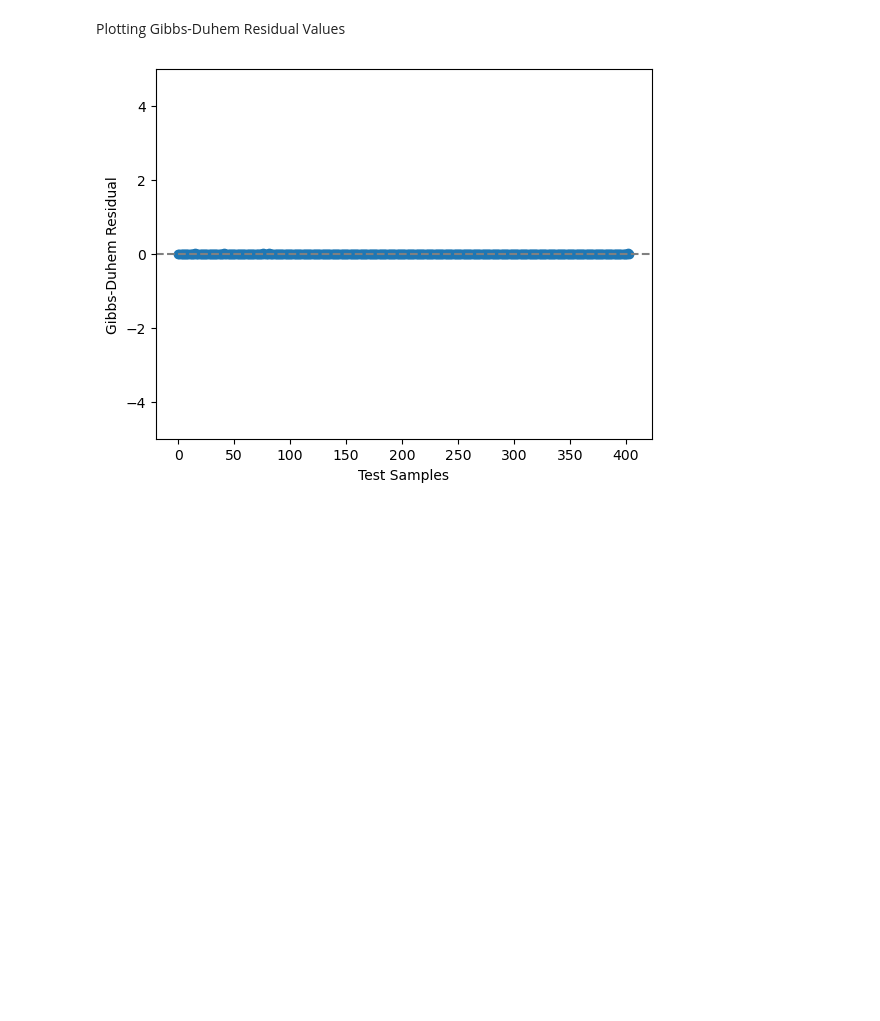
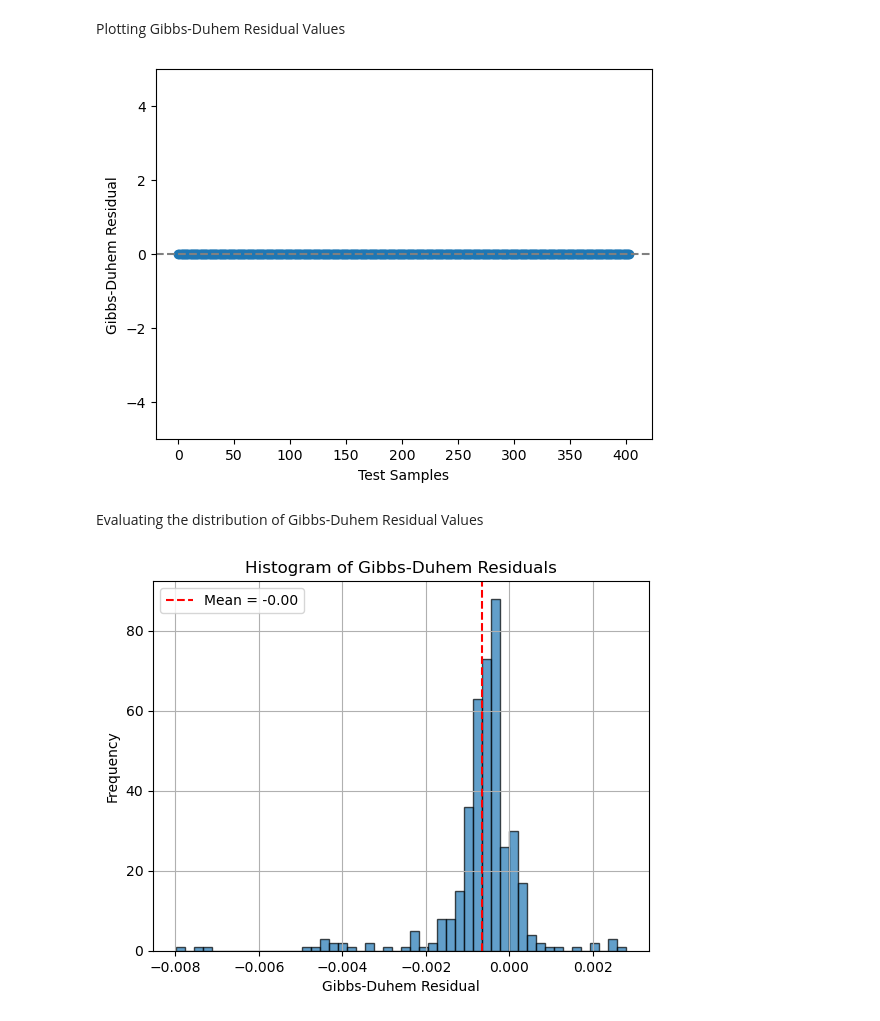
Before and after one commit to ThermoPhase-FCSRG/biofuels-sciml, a Jupyter notebook: notebooks/activity_coefficient_pinn_torch.ipynb, the cells around one changed output. Cells and saved outputs as stored; diff of their text form; code cells hidden in the pictures; blank space fills up the shorter version.

```diff
--- a/notebooks/activity_coefficient_pinn_torch.ipynb
+++ b/notebooks/activity_coefficient_pinn_torch.ipynb
@@ -391,7 +399,9 @@ for epoch in range(num_epochs):
     outputs = model(X_train_tensor)
 
     # Loss
-    combined_loss = gibbs_duhem_loss(outputs, y_train_tensor, X_train_tensor, lambda_gd)
+    combined_loss = gibbs_duhem_loss(
+        outputs, y_train_tensor, X_train_tensor, model, lambda_gd, lambda_l1
+    )
     loss = combined_loss[0]
 
     # Backward propagation
@@ -402,7 +412,7 @@ for epoch in range(num_epochs):
     # Validation loss
     val_outputs = model(X_val_tensor)
     val_combined_loss = gibbs_duhem_loss(
-        val_outputs, y_val_tensor, X_val_tensor, lambda_gd
+        val_outputs, y_val_tensor, X_val_tensor, model, lambda_gd, lambda_l1
     )
     val_loss = val_combined_loss[0]
 
@@ -418,7 +428,7 @@ joblib.dump(scaler, MODEL_PATH / "scaler.pkl")
 # Evaluate test data
 test_outputs = model(X_test_tensor)
 test_combined_loss = gibbs_duhem_loss(
-    test_outputs, y_test_tensor, X_test_tensor, lambda_gd
+    test_outputs, y_test_tensor, X_test_tensor, model, lambda_gd, lambda_l1
 )
 test_loss = test_combined_loss[0]
 test_residuals = test_combined_loss[3]
@@ -531,3 +541,25 @@ plt.ylabel("Gibbs-Duhem Residual")
 plt.show()
 # %% [output]
 [figure]
+# %% [markdown]
+Evaluating the distribution of Gibbs-Duhem Residual Values
+# %%
+# Convert tensor to NumPy
+np_gd_residuals = test_residuals.detach().cpu().numpy()
+
+# Compute mean of residuals
+mean_residual = np.mean(np_gd_residuals)
+
+# Plot histogram
+plt.hist(np_gd_residuals, bins=50, edgecolor="black", alpha=0.7)
+plt.axvline(
+    mean_residual, color="red", linestyle="--", label=f"Mean = {mean_residual:.2f}"
+)
+plt.xlabel("Gibbs-Duhem Residual")
+plt.ylabel("Frequency")
+plt.title("Histogram of Gibbs-Duhem Residuals")
+plt.legend()
+plt.grid(True)
+plt.show()
+# %% [output]
+[figure, added]
```
Also changed, not shown: parts of 7 cells of this notebook, 1 other file.
